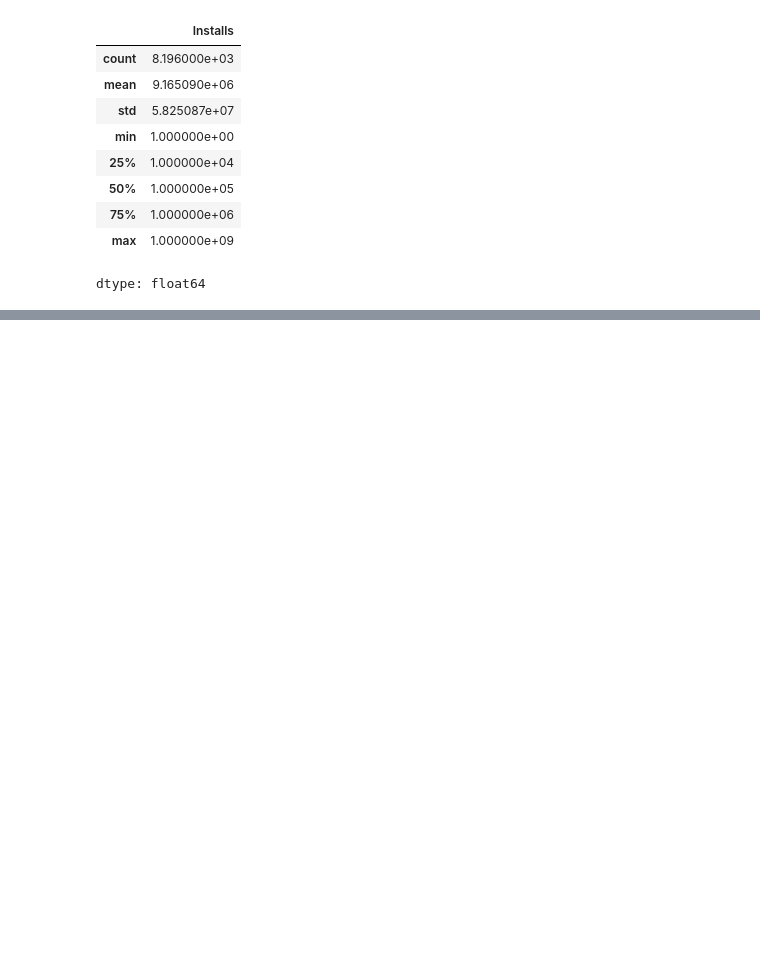
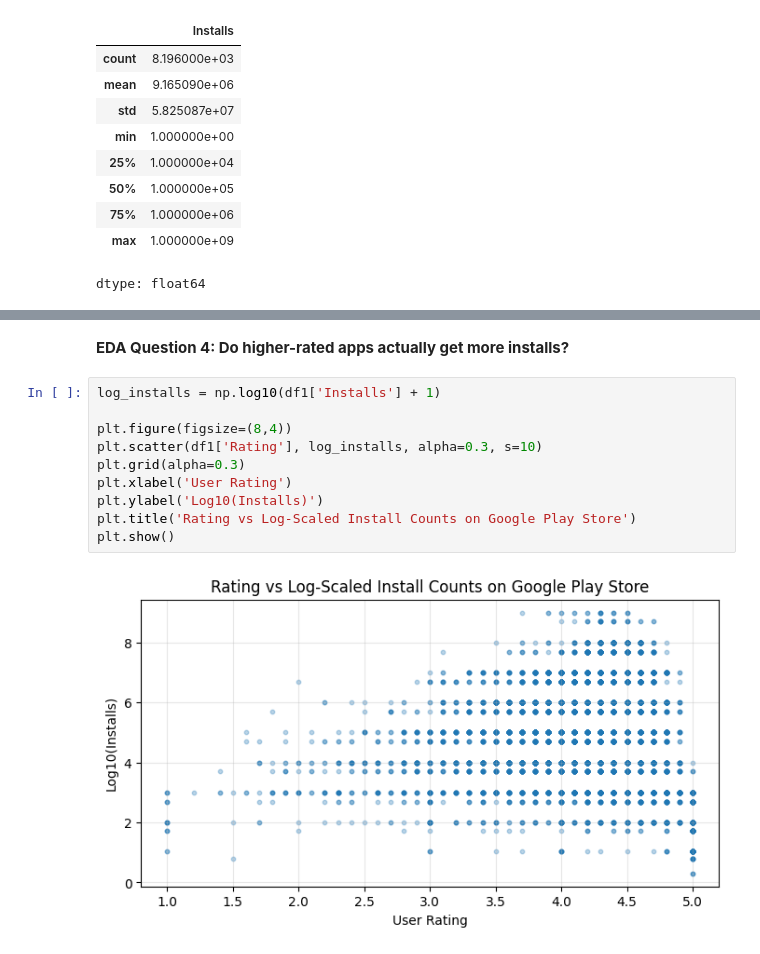
Before and after one commit to Dhairyaxshah/Appfluence, a Jupyter notebook: notebooks/02_eda.ipynb, the cells around one changed output, grey strips where cells are left out. Cells and saved outputs as stored; diff of their text form; blank space fills up the shorter version.

Commit message:
rating vs installs

```diff
--- a/notebooks/02_eda.ipynb
+++ b/notebooks/02_eda.ipynb
@@ -106 +114,15 @@ plt.show()
 The distribution of app installs is highly right-skewed, indicating that while most apps receive relatively low install counts, a small number of apps achieve extremely high popularity. Applying a log transformation compresses these extreme values, reduces variance, and makes the distribution more interpretable. This transformation is essential for both analysis and machine learning, as it allows models to learn relative differences in app popularity without being dominated by a few highly downloaded apps.
+# %% [markdown]
+**EDA Question 4: Do higher-rated apps actually get more installs?**
+# %%
+log_installs = np.log10(df1['Installs'] + 1)
+
+plt.figure(figsize=(8,4))
+plt.scatter(df1['Rating'], log_installs, alpha=0.3, s=10)
+plt.grid(alpha=0.3)
+plt.xlabel('User Rating')
+plt.ylabel('Log10(Installs)')
+plt.title('Rating vs Log-Scaled Install Counts on Google Play Store')
+plt.show()
+# %% [output]
+[figure, added]
```
Also changed, not shown: parts of 2 cells of this notebook.
